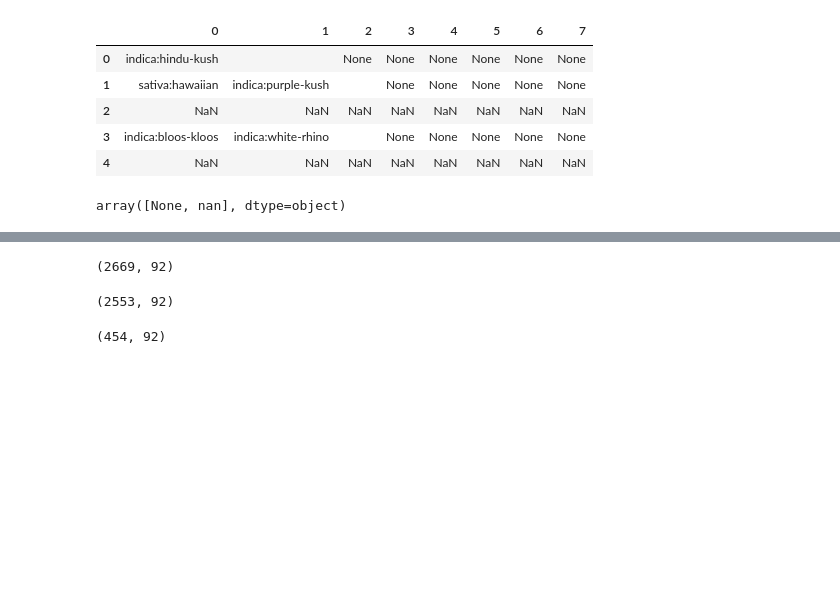
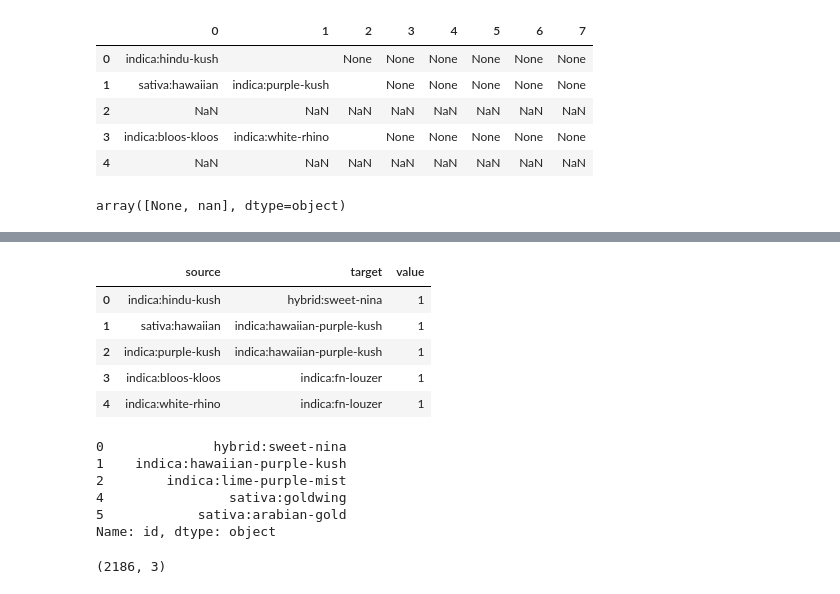
Before and after one commit to ishansaraf/PlantGenealogy, a Jupyter notebook: Data/ReduceToInteresting.ipynb, the cells around one changed output, grey strips where cells are left out. Drawn from its saved outputs; the diff is of its cells as text; code cells hidden in the pictures; blank space fills up the shorter version.

```diff
--- a/Data/ReduceToInteresting.ipynb
+++ b/Data/ReduceToInteresting.ipynb
@@ -103,0 +157,9 @@ df1.head()
+# %%
+df_edges.head()
+# %% [output]
+|  | source | target | value |
+| 0 | indica:hindu-kush | hybrid:sweet-nina | 1 |
+| 1 | sativa:hawaiian | indica:hawaiian-purple-kush | 1 |
+| 2 | indica:purple-kush | indica:hawaiian-purple-kush | 1 |
+| 3 | indica:bloos-kloos | indica:fn-louzer | 1 |
+| 4 | indica:white-rhino | indica:fn-louzer | 1 |
@@ -104,14 +170,14 @@ df1.head()
+# %%
+bad_ids=df1[df1['num ratings']<100]['id']
+bad_ids.head()
+# %% [output]
+0              hybrid:sweet-nina
+1    indica:hawaiian-purple-kush
+2        indica:lime-purple-mist
+4                sativa:goldwing
+5            sativa:arabian-gold
+Name: id, dtype: object
 # %%
-df1.shape
+df_nodes.shape
 # %% [output]
-(2669, 92)
+(2186, 3)
-# %%
-df1=df1.dropna(subset=['num ratings'])
-df1.shape
-# %% [output]
-(2553, 92)
-# %%
-df2=df1[df1['num ratings'] > 100.0]
-df2.shape
-# %% [output]
-(454, 92)
```
Also changed, not shown: parts of 20 cells of this notebook, 3 other files.
